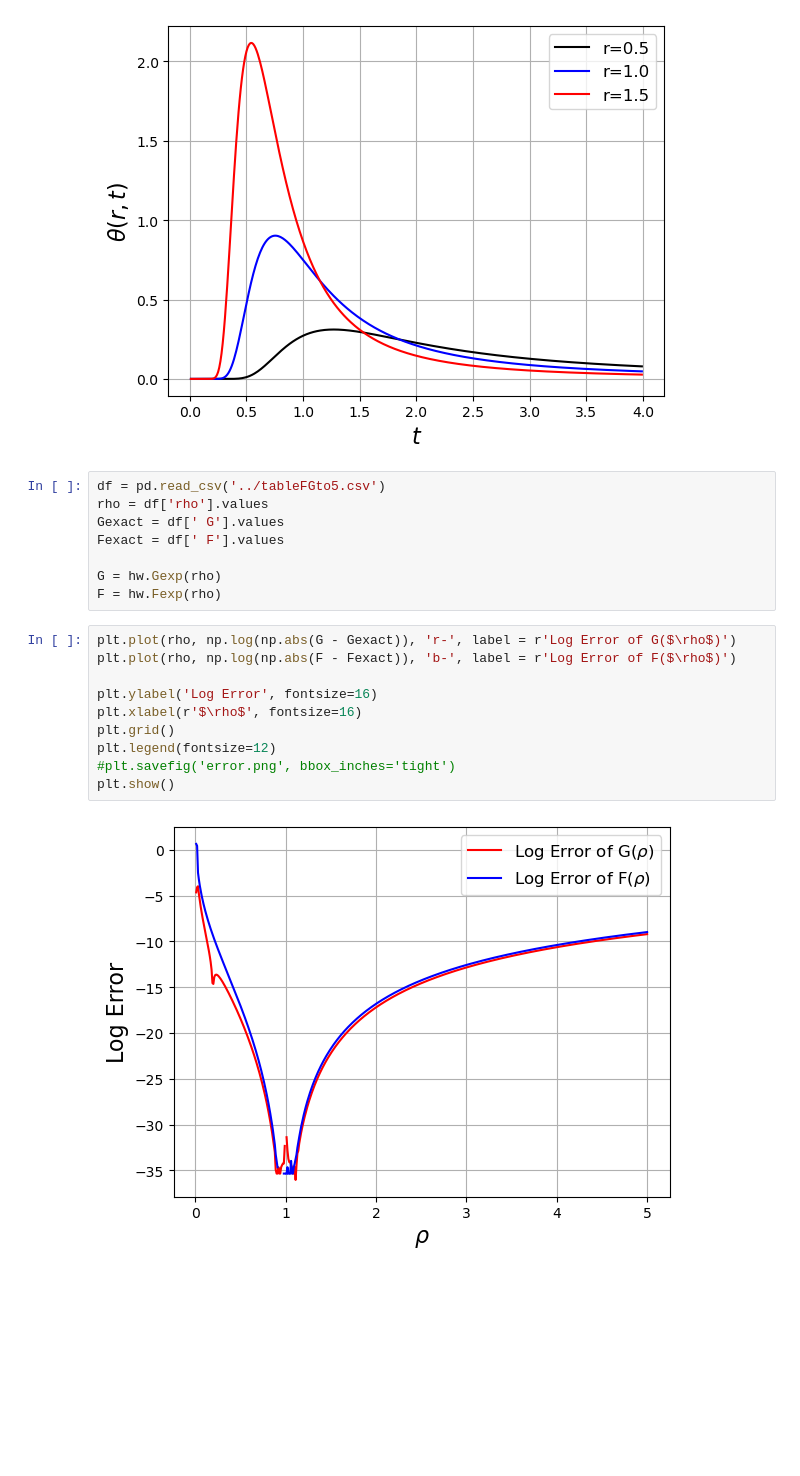
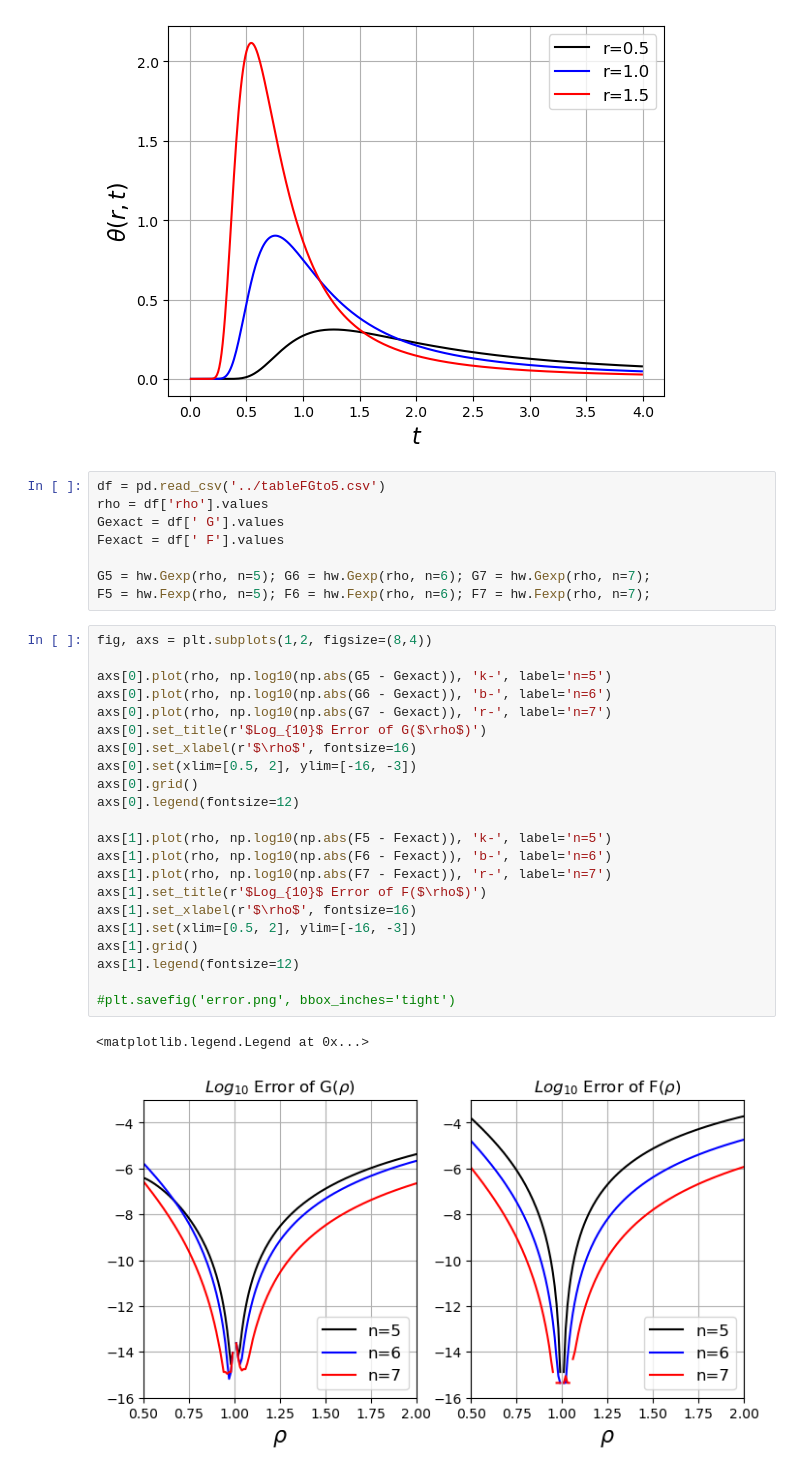
Before and after one commit to dan-pirjol/HartmanWatson, a Jupyter notebook: Py/HWexample.ipynb, the cells around one changed output. Drawn from its saved outputs; the diff is of its cells as text; blank space fills up the shorter version.

```diff
--- a/Py/HWexample.ipynb
+++ b/Py/HWexample.ipynb
@@ -31,17 +31,30 @@ rho = df['rho'].values
 Gexact = df[' G'].values
 Fexact = df[' F'].values
 
-G = hw.Gexp(rho)
-F = hw.Fexp(rho)
+G5 = hw.Gexp(rho, n=5); G6 = hw.Gexp(rho, n=6); G7 = hw.Gexp(rho, n=7);
+F5 = hw.Fexp(rho, n=5); F6 = hw.Fexp(rho, n=6); F7 = hw.Fexp(rho, n=7);
-# %%
-plt.plot(rho, np.log(np.abs(G - Gexact)), 'r-', label = r'Log Error of G($\rho$)')
-plt.plot(rho, np.log(np.abs(F - Fexact)), 'b-', label = r'Log Error of F($\rho$)')
-
-plt.ylabel('Log Error', fontsize=16)
-plt.xlabel(r'$\rho$', fontsize=16)
-plt.grid()
-plt.legend(fontsize=12)
-#plt.savefig('error.png', bbox_inches='tight')
-plt.show()
-# %% [output]
-[figure, removed]
+# %%
+fig, axs = plt.subplots(1,2, figsize=(8,4))
+
+axs[0].plot(rho, np.log10(np.abs(G5 - Gexact)), 'k-', label='n=5')
+axs[0].plot(rho, np.log10(np.abs(G6 - Gexact)), 'b-', label='n=6')
+axs[0].plot(rho, np.log10(np.abs(G7 - Gexact)), 'r-', label='n=7')
+axs[0].set_title(r'$Log_{10}$ Error of G($\rho$)')
+axs[0].set_xlabel(r'$\rho$', fontsize=16)
+axs[0].set(xlim=[0.5, 2], ylim=[-16, -3])
+axs[0].grid()
+axs[0].legend(fontsize=12)
+
+axs[1].plot(rho, np.log10(np.abs(F5 - Fexact)), 'k-', label='n=5')
+axs[1].plot(rho, np.log10(np.abs(F6 - Fexact)), 'b-', label='n=6')
+axs[1].plot(rho, np.log10(np.abs(F7 - Fexact)), 'r-', label='n=7')
+axs[1].set_title(r'$Log_{10}$ Error of F($\rho$)')
+axs[1].set_xlabel(r'$\rho$', fontsize=16)
+axs[1].set(xlim=[0.5, 2], ylim=[-16, -3])
+axs[1].grid()
+axs[1].legend(fontsize=12)
+
+#plt.savefig('error.png', bbox_inches='tight')
+# %% [output]
+<matplotlib.legend.Legend at 0x...>
+[figure, added]
```
Also changed, not shown: 2 other files.
